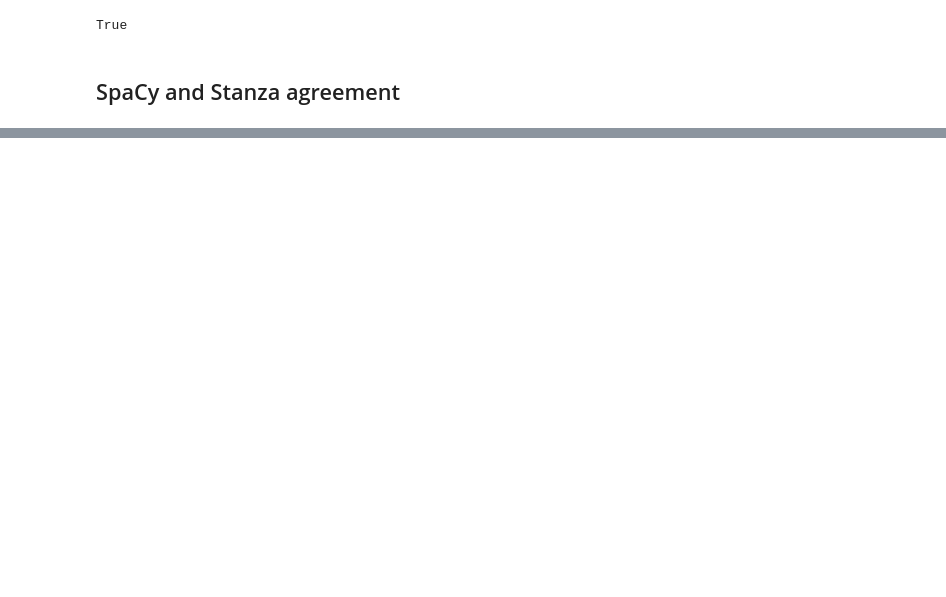
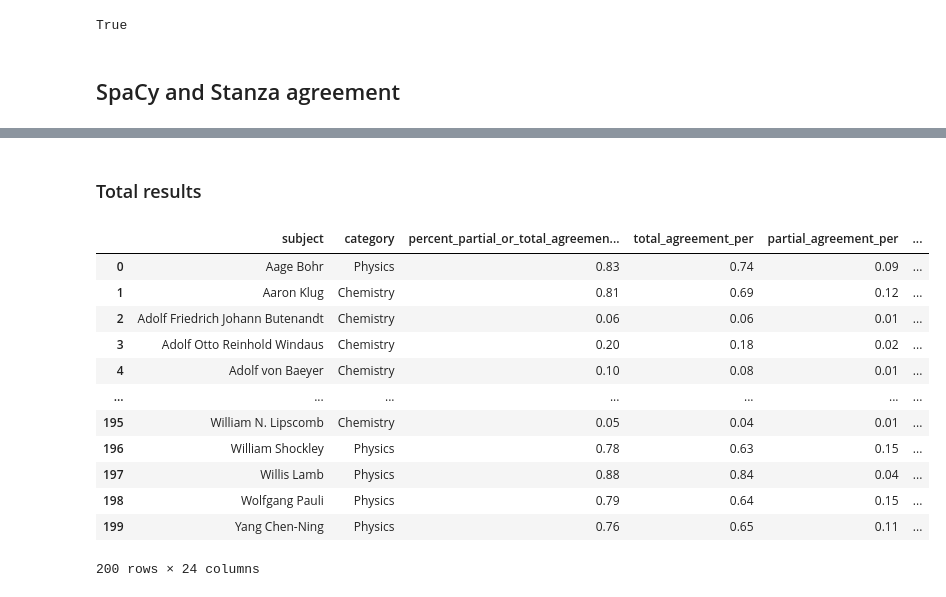
Before and after one commit to alberto-lorente/stir-fried-data, a Jupyter notebook: Part 2 - SpaCy and Stanza performance for NER/2.2 NER - analysis by entity type/NER_Results.ipynb, the cells around one changed output, grey strips where cells are left out. Drawn from its saved outputs; the diff is of its cells as text; code cells hidden in the pictures; blank space fills up the shorter version.

```diff
--- a/Part 2 - SpaCy and Stanza performance for NER/2.2 NER - analysis by entity type/NER_Results.ipynb
+++ b/Part 2 - SpaCy and Stanza performance for NER/2.2 NER - analysis by entity type/NER_Results.ipynb
@@ -218,9 +168,0 @@ results[0]
-# %%
-# getting the relevant info for our analysis
-keys_aggregate = ["percent_partial_or_total_agreement_span", "total_agreement_per", "partial_agreement_per", "total_ner_aggregate"]
-results_aggregate_clean = []
-for result in results:
-    dict_result = {k:v for k,v in result.items() if k in keys_aggregate}
-    for k, val in result["ner_breakdown"].items():
-        dict_result[k] = result["ner_breakdown"][k]["agreement_per"]
-    results_aggregate_clean.append(dict_result)
@@ -364,3 +188,16 @@ results_scientist_1
   'TIME': {'Total': 2, 'Agreed': 2, 'agreement_per': 1.0},
   'WORK_OF_ART': {'Total': 31, 'Agreed': 18, 'agreement_per': 0.58}},
  'total_ner_aggregate': 0.81}
+# %% [markdown]
+### Total results
+# %%
+total_results = [comparison_bio_entities(person, df_entities_spacy, df_entities_stanza) for person in list_people]
+# %%
+# getting the relevant info for our analysis
+keys_aggregate = ["subject", "category", "percent_partial_or_total_agreement_span", "total_agreement_per", "partial_agreement_per", "total_ner_aggregate"]
+results_aggregate_clean = []
+for result in total_results:
+    dict_result = {k:v for k,v in result.items() if k in keys_aggregate}
+    for k, val in result["ner_breakdown"].items():
+        dict_result[k] = result["ner_breakdown"][k]["agreement_per"]
+    results_aggregate_clean.append(dict_result)
@@ -366,0 +206,16 @@ results_scientist_1
+# %%
+df_results
+# %% [output]
+|  | subject | category | percent_partial_or_total_agreemen... | total_agreement_per | partial_agreement_per | ... |
+| 0 | Aage Bohr | Physics | 0.83 | 0.74 | 0.09 | ... |
+| 1 | Aaron Klug | Chemistry | 0.81 | 0.69 | 0.12 | ... |
+| 2 | Adolf Friedrich Johann Butenandt | Chemistry | 0.06 | 0.06 | 0.01 | ... |
+| 3 | Adolf Otto Reinhold Windaus | Chemistry | 0.20 | 0.18 | 0.02 | ... |
+| 4 | Adolf von Baeyer | Chemistry | 0.10 | 0.08 | 0.01 | ... |
+| ... | ... | ... | ... | ... | ... | ... |
+| 195 | William N. Lipscomb | Chemistry | 0.05 | 0.04 | 0.01 | ... |
+| 196 | William Shockley | Physics | 0.78 | 0.63 | 0.15 | ... |
+| 197 | Willis Lamb | Physics | 0.88 | 0.84 | 0.04 | ... |
+| 198 | Wolfgang Pauli | Physics | 0.79 | 0.64 | 0.15 | ... |
+| 199 | Yang Chen-Ning | Physics | 0.76 | 0.65 | 0.11 | ... |
+200 rows × 24 columns
```
Also changed, not shown: parts of 17 cells of this notebook, 2 other files.
